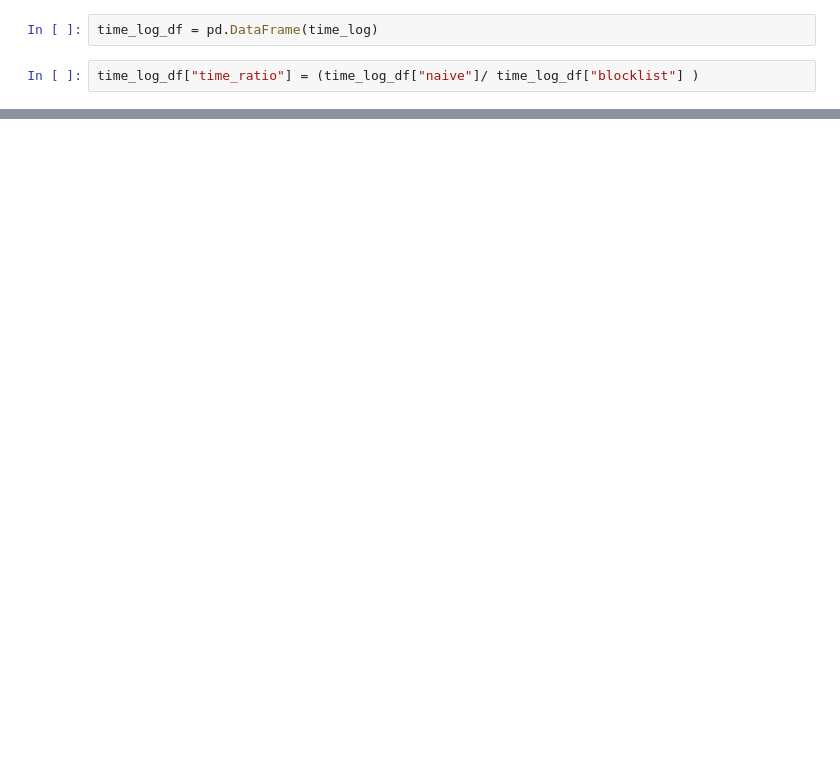
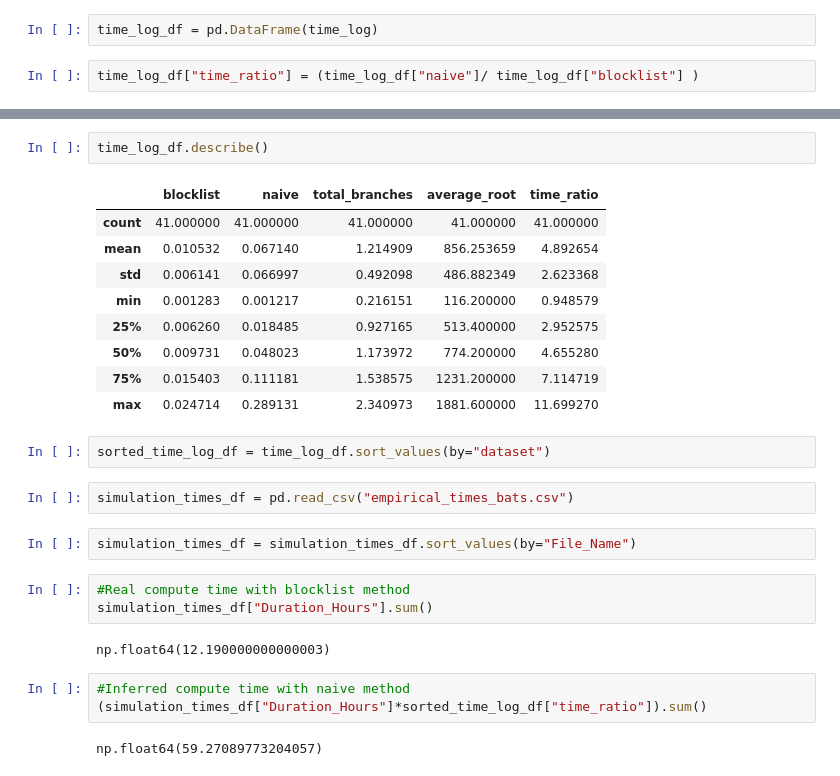
Before and after one commit to nimrodSerokTAU/evo-sim, a Jupyter notebook: benchmark/metrics.ipynb, the cells around one changed output, grey strips where cells are left out. Saved outputs shown, nothing was run; the diff lists cells and outputs as text; blank space fills up the shorter version.

```diff
--- a/benchmark/metrics.ipynb
+++ b/benchmark/metrics.ipynb
@@ -122,0 +116,28 @@ numbers.findall(fake_tree)
+# %%
+time_log_df.describe()
+# %% [output]
+|  | blocklist | naive | total_branches | average_root | time_ratio |
+| count | 41.000000 | 41.000000 | 41.000000 | 41.000000 | 41.000000 |
+| mean | 0.010532 | 0.067140 | 1.214909 | 856.253659 | 4.892654 |
+| std | 0.006141 | 0.066997 | 0.492098 | 486.882349 | 2.623368 |
+| min | 0.001283 | 0.001217 | 0.216151 | 116.200000 | 0.948579 |
+| 25% | 0.006260 | 0.018485 | 0.927165 | 513.400000 | 2.952575 |
+| 50% | 0.009731 | 0.048023 | 1.173972 | 774.200000 | 4.655280 |
+| 75% | 0.015403 | 0.111181 | 1.538575 | 1231.200000 | 7.114719 |
+| max | 0.024714 | 0.289131 | 2.340973 | 1881.600000 | 11.699270 |
+# %%
+sorted_time_log_df = time_log_df.sort_values(by="dataset")
+# %%
+simulation_times_df = pd.read_csv("empirical_times_bats.csv")
+# %%
+simulation_times_df = simulation_times_df.sort_values(by="File_Name")
+# %%
+#Real compute time with blocklist method
+simulation_times_df["Duration_Hours"].sum()
+# %% [output]
+np.float64(12.190000000000003)
+# %%
+#Inferred compute time with naive method
+(simulation_times_df["Duration_Hours"]*sorted_time_log_df["time_ratio"]).sum()
+# %% [output]
+np.float64(59.27089773204057)
```
Also changed, not shown: parts of 5 cells of this notebook, 4 other files.
